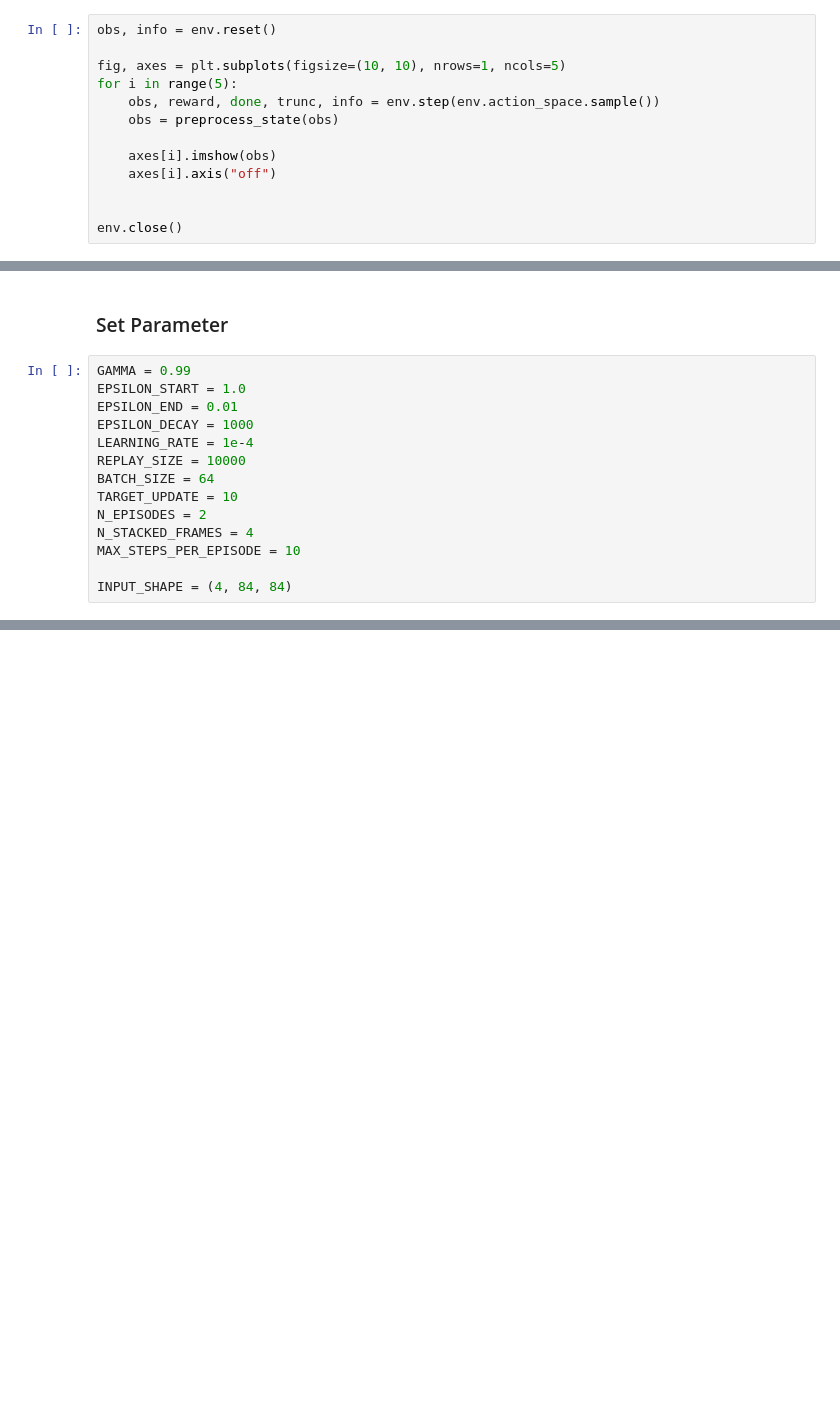
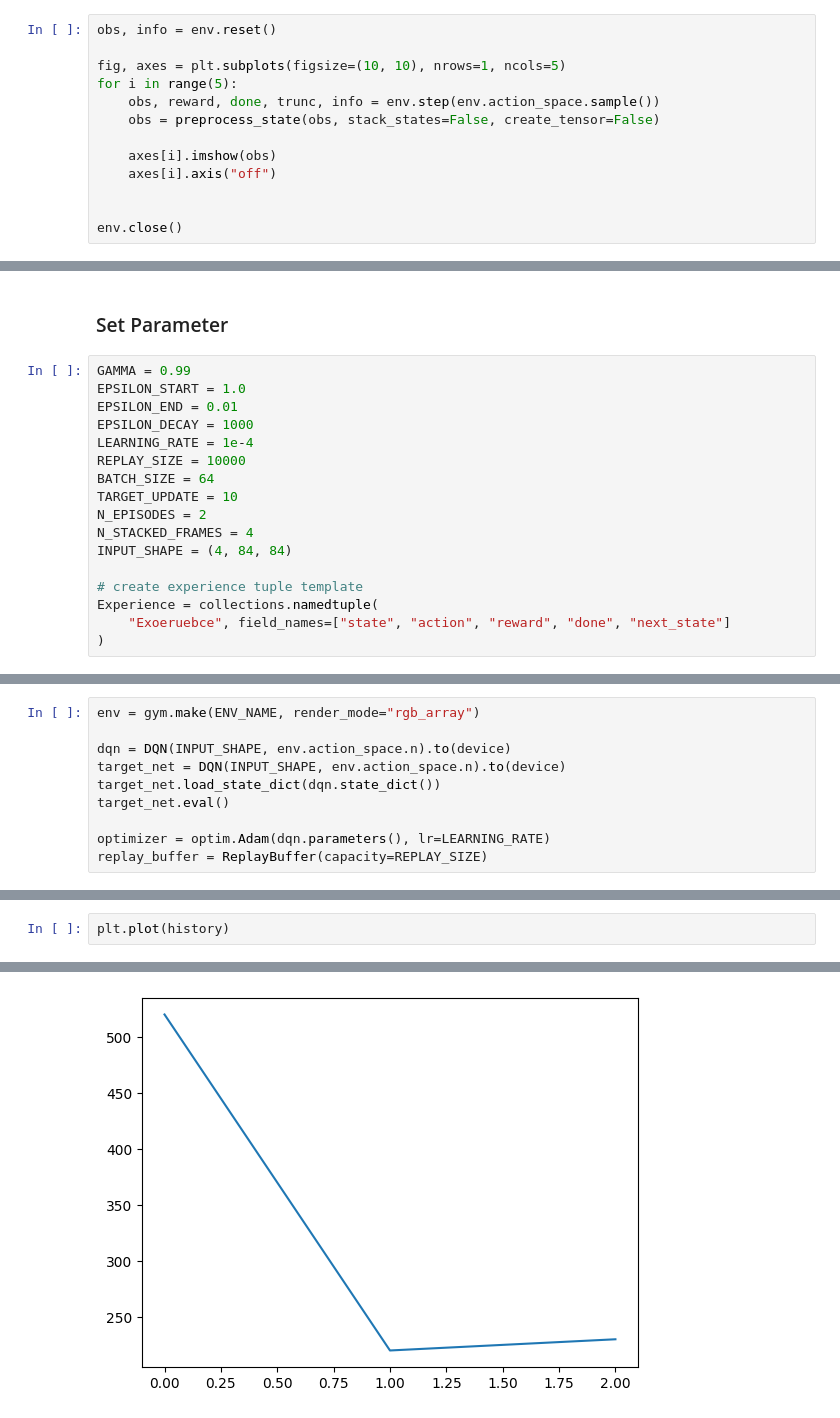
Before and after one commit to LWaetzig/DQN-for-Ms.-PacMan, a Jupyter notebook: pacman.ipynb, the cells around one changed output, grey strips where cells are left out. Cells and saved outputs as stored; diff of their text form; blank space fills up the shorter version.

```diff
--- a/pacman.ipynb
+++ b/pacman.ipynb
@@ -55,7 +58,7 @@ obs, info = env.reset()
 fig, axes = plt.subplots(figsize=(10, 10), nrows=1, ncols=5)
 for i in range(5):
     obs, reward, done, trunc, info = env.step(env.action_space.sample())
-    obs = preprocess_state(obs)
+    obs = preprocess_state(obs, stack_states=False, create_tensor=False)
 
     axes[i].imshow(obs)
     axes[i].axis("off")
@@ -81,6 +82,9 @@ BATCH_SIZE = 64
 TARGET_UPDATE = 10
 N_EPISODES = 2
 N_STACKED_FRAMES = 4
-MAX_STEPS_PER_EPISODE = 10
+INPUT_SHAPE = (4, 84, 84)
 
-INPUT_SHAPE = (4, 84, 84)
+# create experience tuple template
+Experience = collections.namedtuple(
+    "Exoeruebce", field_names=["state", "action", "reward", "done", "next_state"]
+)
@@ -88,0 +91,10 @@ INPUT_SHAPE = (4, 84, 84)
+# %%
+env = gym.make(ENV_NAME, render_mode="rgb_array")
+
+dqn = DQN(INPUT_SHAPE, env.action_space.n).to(device)
+target_net = DQN(INPUT_SHAPE, env.action_space.n).to(device)
+target_net.load_state_dict(dqn.state_dict())
+target_net.eval()
+
+optimizer = optim.Adam(dqn.parameters(), lr=LEARNING_RATE)
+replay_buffer = ReplayBuffer(capacity=REPLAY_SIZE)
@@ -88,0 +180,3 @@ INPUT_SHAPE = (4, 84, 84)
+# %%
+plt.plot(history)
+# %% [output]
@@ -88,0 +184 @@ INPUT_SHAPE = (4, 84, 84)
+[figure, added]
```
Also changed, not shown: parts of 5 cells of this notebook.
